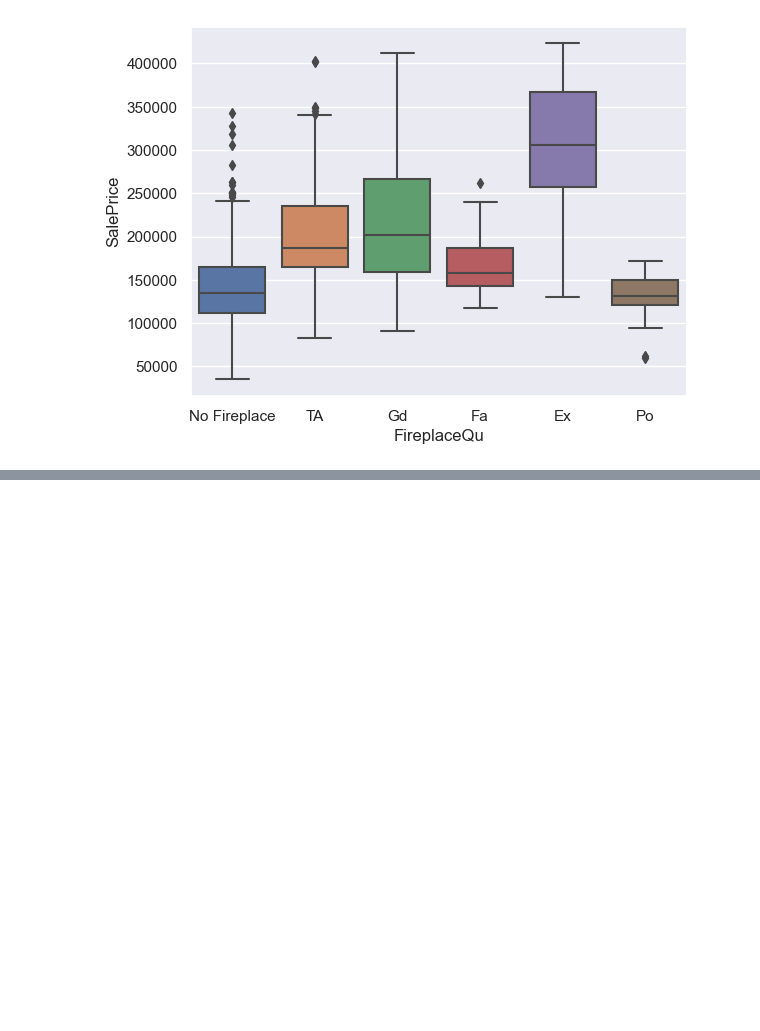
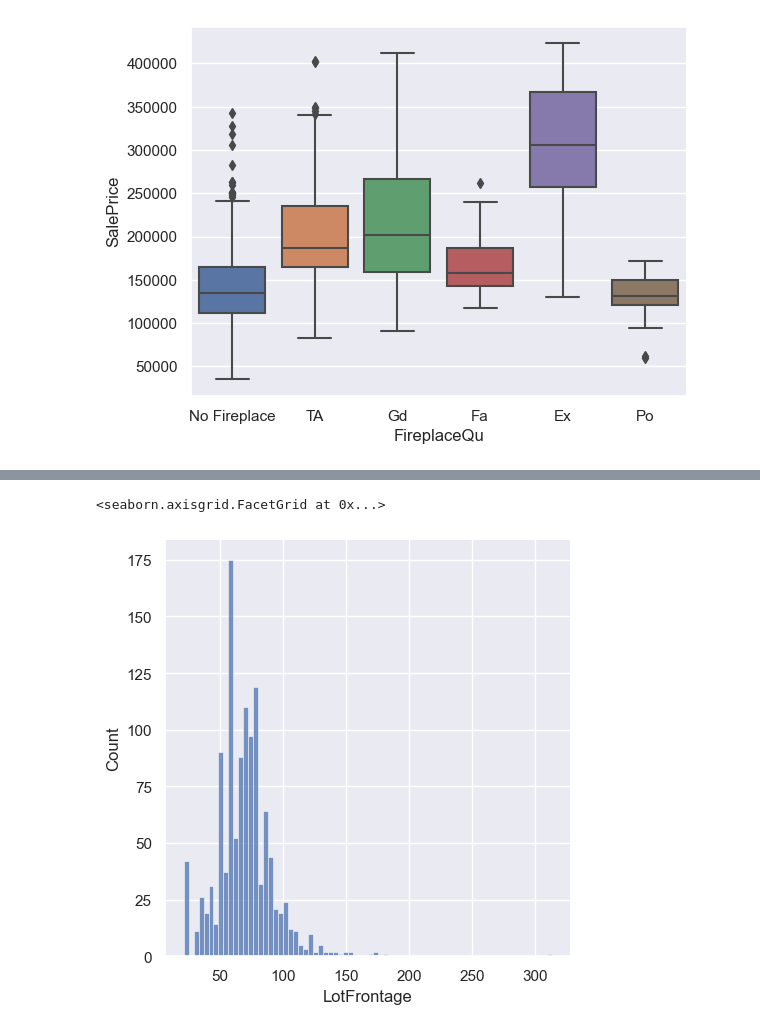
Before and after one commit to adityasngh/Kaggle-House-Prices-Regression, a Jupyter notebook: Kaggle_House_Prices_Regression.ipynb, the cells around one changed output, grey strips where cells are left out. Cells and saved outputs as stored; diff of their text form; code cells hidden in the pictures; blank space fills up the shorter version.

```diff
--- a/Kaggle_House_Prices_Regression.ipynb
+++ b/Kaggle_House_Prices_Regression.ipynb
@@ -516,0 +539,5 @@ sns.boxplot(x = df['FireplaceQu'], y = df['SalePrice'])
+# %%
+sns.displot(df['LotFrontage'])
+# %% [output]
+<seaborn.axisgrid.FacetGrid at 0x...>
+[figure, added]
```
Also changed, not shown: parts of 5 cells of this notebook.
